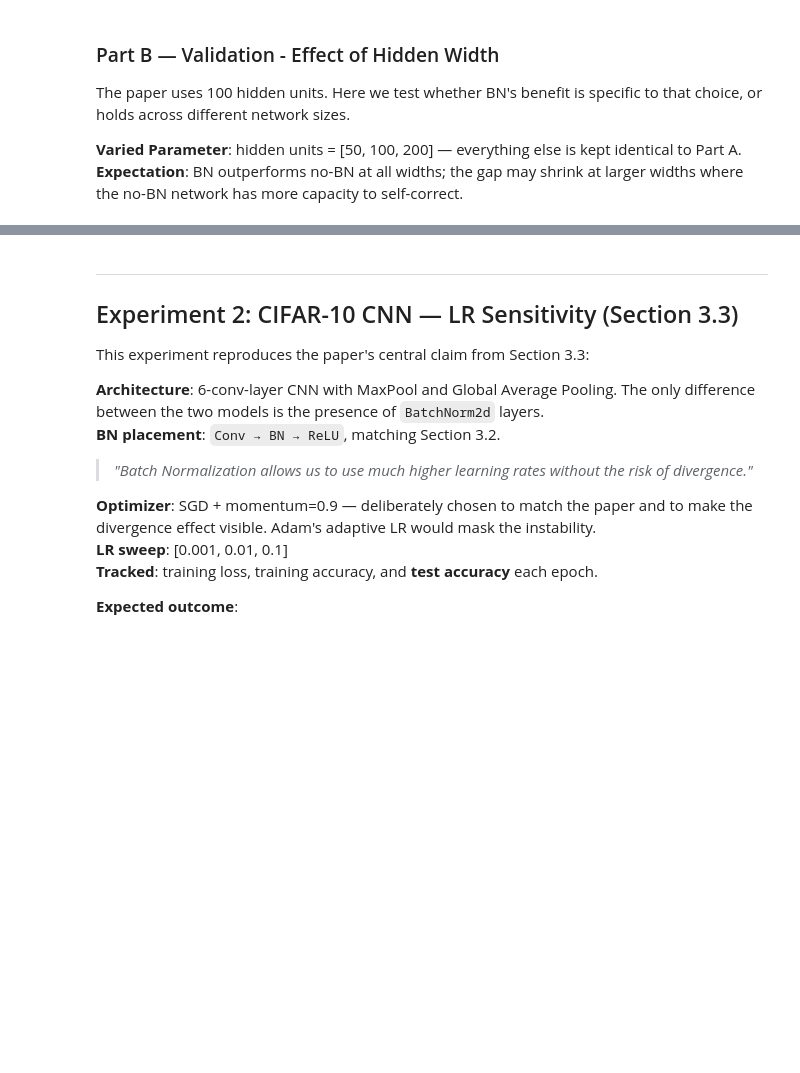
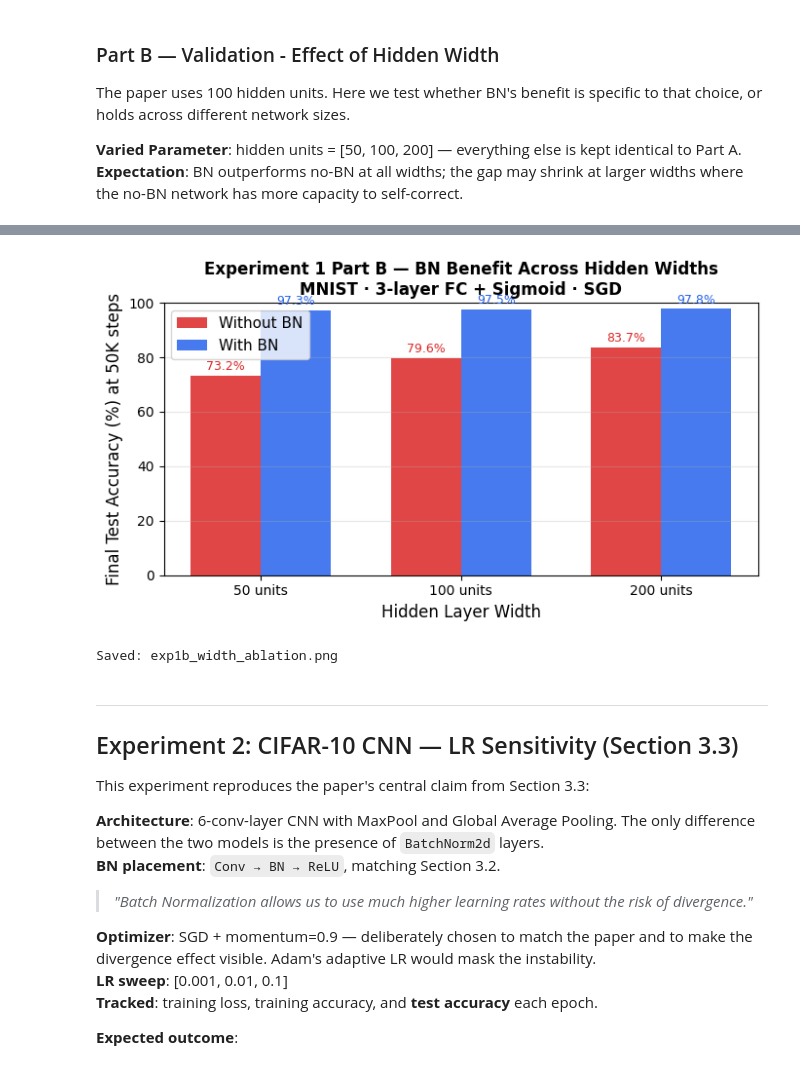
Before and after one commit to Killinwraith/BatchNormalization-ReduceInternalCovariateShift, a Jupyter notebook: ECE447_BatchNormalization_Reproductions.ipynb, the cells around one changed output, grey strips where cells are left out. Saved outputs shown, nothing was run; the diff lists cells and outputs as text; code cells hidden in the pictures; blank space fills up the shorter version.

```diff
--- a/ECE447_BatchNormalization_Reproductions.ipynb
+++ b/ECE447_BatchNormalization_Reproductions.ipynb
@@ -98,5 +101,5 @@ if torch.cuda.is_available():
     torch.cuda.manual_seed_all(SEED)
 
 
-device = torch.device("cuda" if torch.cuda.is_available() else "cpu")
+device = torch.device("mps" if torch.backends.mps.is_available() else "cpu")
 print(f"Using device: {device}")
@@ -288,10 +291,10 @@ def run_exp1(use_bn, params, device):
     generator.manual_seed(SEED)
 
     train_loader = torch.utils.data.DataLoader(
-        train_ds, batch_size=params["batch_size"], shuffle=True, num_workers=2, pin_memory=True, generator=generator
+        train_ds, batch_size=params["batch_size"], shuffle=True, num_workers=4, generator=generator
     )
     test_loader = torch.utils.data.DataLoader(
-        test_ds, batch_size=256, shuffle=False, num_workers=2, generator=generator
+        test_ds, batch_size=256, shuffle=False, num_workers=4, generator=generator
     )
 
     model     = FC_Model(hidden=params["hidden_units"], use_bn=use_bn).to(device)
@@ -407,36 +449,39 @@ for width in EXP1_ABLATION_WIDTHS:
 ## EXP 1 - PART B : Width Ablation - PLOT (final test accuracy vs hidden width)
 ##------------------------------------------------------------------------------##
 
 widths = EXP1_ABLATION_WIDTHS
 final_no_bn = [exp1b_results[w]["no_bn"][1][-1] * 100 for w in widths]
 final_bn = [exp1b_results[w]["bn"][1][-1] * 100 for w in widths]
 
 x = range(len(widths))
 bar_width = 0.35
 
-fig, ax = plt.Subplot(figsize=(7,4))
-bars_no = ax.bar([i - width/2 for i in x], final_no_bn, bar_width, label="Without BN", color="#DC2626", alpha=0.85)
-bars_bn = ax.bar([i + width/2 for i in x], final_no_bn, bar_width, label="With BN", color="#2563EB", alpha=0.85)
+fig, ax = plt.subplots(figsize=(7,4))
+bars_no = ax.bar([i - bar_width/2 for i in x], final_no_bn, bar_width, label="Without BN", color="#DC2626", alpha=0.85)
+bars_bn = ax.bar([i + bar_width/2 for i in x], final_bn, bar_width, label="With BN", color="#2563EB", alpha=0.85)
 
 ax.set_xticks(list(x))
 ax.set_xticklabels([f"{w} units" for w in widths])
 ax.set_xlabel("Hidden Layer Width", fontsize=12)
 ax.set_ylabel("Final Test Accuracy (%) at 50K steps", fontsize=12)
 ax.set_title( "Experiment 1 Part B — BN Benefit Across Hidden Widths\n" "MNIST · 3-layer FC + Sigmoid · SGD", fontsize=12, fontweight="bold")
 ax.set_ylim(0, 100)
 ax.legend(fontsize=11)
 ax.grid(axis="y", alpha=0.3)
 
 # Annotate bar values
 for bar in bars_no:
     ax.text(bar.get_x() + bar.get_width()/2, bar.get_height() + 1, f"{bar.get_height():.1f}%", ha="center", va="bottom", fontsize=9, color="#DC2626")
 for bar in bars_bn:
     ax.text(bar.get_x() + bar.get_width()/2, bar.get_height() + 1, f"{bar.get_height():.1f}%", ha="center", va="bottom", fontsize=9, color="#2563EB")
 
 plt.tight_layout()
 plt.savefig("exp1b_width_ablation.png", dpi=150, bbox_inches="tight")
 plt.show()
 print("Saved: exp1b_width_ablation.png")
+# %% [output]
+[figure, added]
+Saved: exp1b_width_ablation.png
 # %% [markdown]
 ---
 ## Experiment 2: CIFAR-10 CNN — LR Sensitivity (Section 3.3)
```
Also changed, not shown: parts of 8 cells of this notebook, 2 other files.
